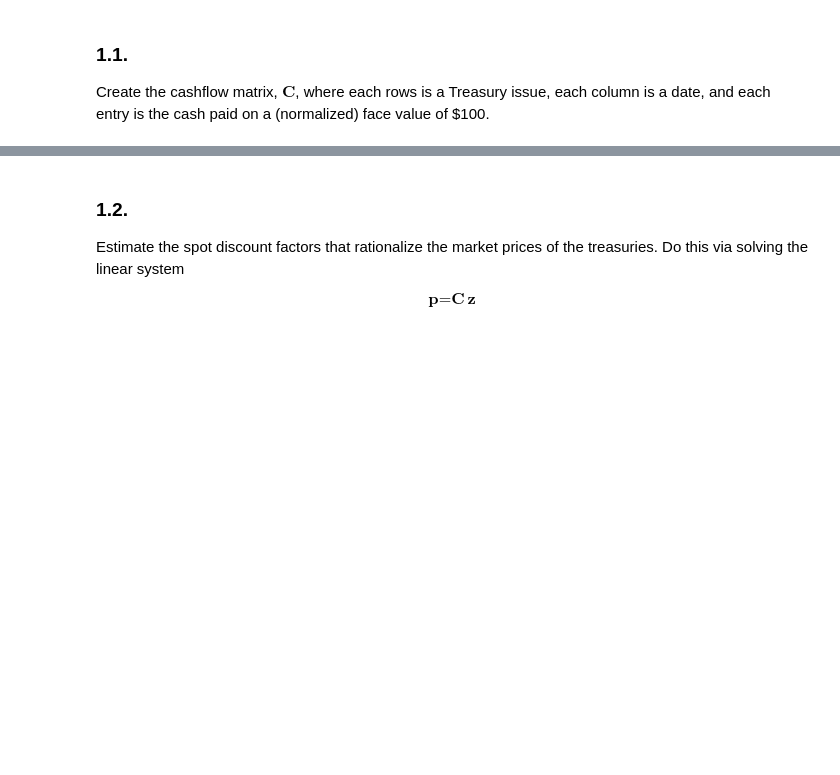
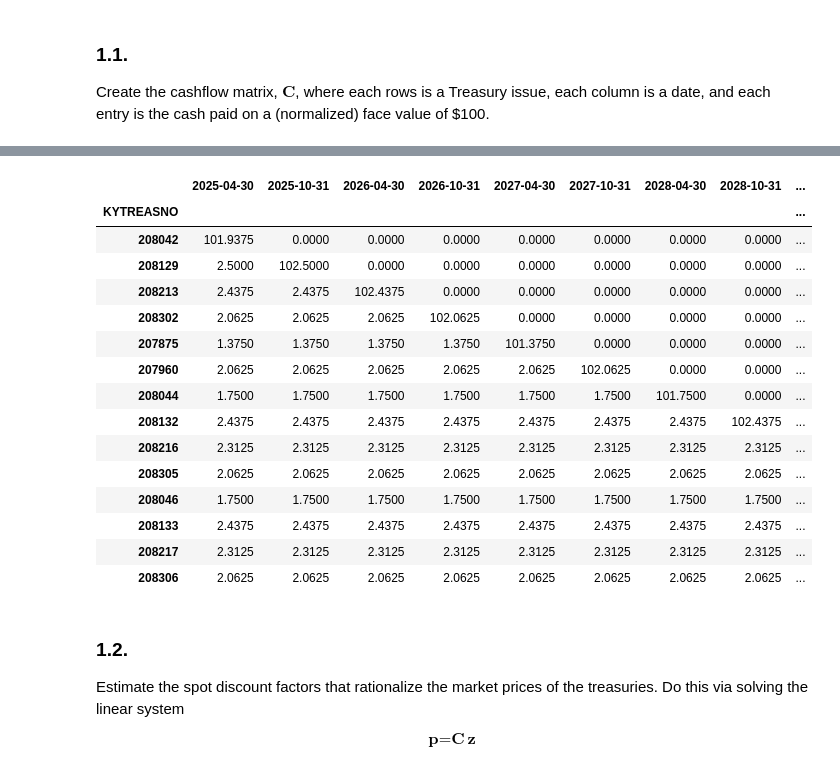
Before and after one commit to Anand-Nakhate/finm-fixedincome-2025, a Jupyter notebook: homework/Homework 1.ipynb, the cells around one changed output, grey strips where cells are left out. Cells and saved outputs as stored; diff of their text form; code cells hidden in the pictures; blank space fills up the shorter version.

```diff
--- a/homework/Homework 1.ipynb
+++ b/homework/Homework 1.ipynb
@@ -138,3 +104,23 @@ CF_matrix
+# %%
+CF = create_cashflow_matrix(df)
+CF
+# %% [output]
+|  | 2025-04-30 | 2025-10-31 | 2026-04-30 | 2026-10-31 | 2027-04-30 | 2027-10-31 | 2028-04-30 | 2028-10-31 | ... |
+| KYTREASNO |  |  |  |  |  |  |  |  | ... |
+| 208042 | 101.9375 | 0.0000 | 0.0000 | 0.0000 | 0.0000 | 0.0000 | 0.0000 | 0.0000 | ... |
+| 208129 | 2.5000 | 102.5000 | 0.0000 | 0.0000 | 0.0000 | 0.0000 | 0.0000 | 0.0000 | ... |
+| 208213 | 2.4375 | 2.4375 | 102.4375 | 0.0000 | 0.0000 | 0.0000 | 0.0000 | 0.0000 | ... |
+| 208302 | 2.0625 | 2.0625 | 2.0625 | 102.0625 | 0.0000 | 0.0000 | 0.0000 | 0.0000 | ... |
+| 207875 | 1.3750 | 1.3750 | 1.3750 | 1.3750 | 101.3750 | 0.0000 | 0.0000 | 0.0000 | ... |
+| 207960 | 2.0625 | 2.0625 | 2.0625 | 2.0625 | 2.0625 | 102.0625 | 0.0000 | 0.0000 | ... |
+| 208044 | 1.7500 | 1.7500 | 1.7500 | 1.7500 | 1.7500 | 1.7500 | 101.7500 | 0.0000 | ... |
+| 208132 | 2.4375 | 2.4375 | 2.4375 | 2.4375 | 2.4375 | 2.4375 | 2.4375 | 102.4375 | ... |
+| 208216 | 2.3125 | 2.3125 | 2.3125 | 2.3125 | 2.3125 | 2.3125 | 2.3125 | 2.3125 | ... |
+| 208305 | 2.0625 | 2.0625 | 2.0625 | 2.0625 | 2.0625 | 2.0625 | 2.0625 | 2.0625 | ... |
+| 208046 | 1.7500 | 1.7500 | 1.7500 | 1.7500 | 1.7500 | 1.7500 | 1.7500 | 1.7500 | ... |
+| 208133 | 2.4375 | 2.4375 | 2.4375 | 2.4375 | 2.4375 | 2.4375 | 2.4375 | 2.4375 | ... |
+| 208217 | 2.3125 | 2.3125 | 2.3125 | 2.3125 | 2.3125 | 2.3125 | 2.3125 | 2.3125 | ... |
+| 208306 | 2.0625 | 2.0625 | 2.0625 | 2.0625 | 2.0625 | 2.0625 | 2.0625 | 2.0625 | ... |
 # %% [markdown]
 ### 1.2.
 
```
Also changed, not shown: parts of 11 cells of this notebook, 3 other files.
